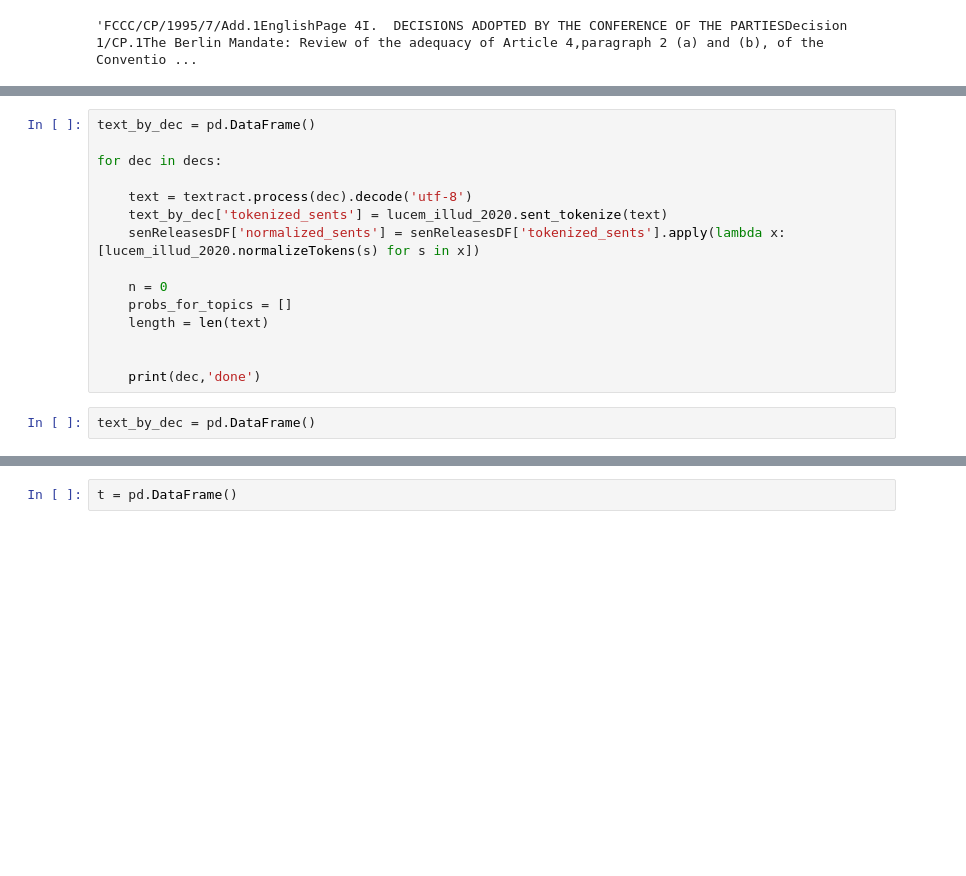
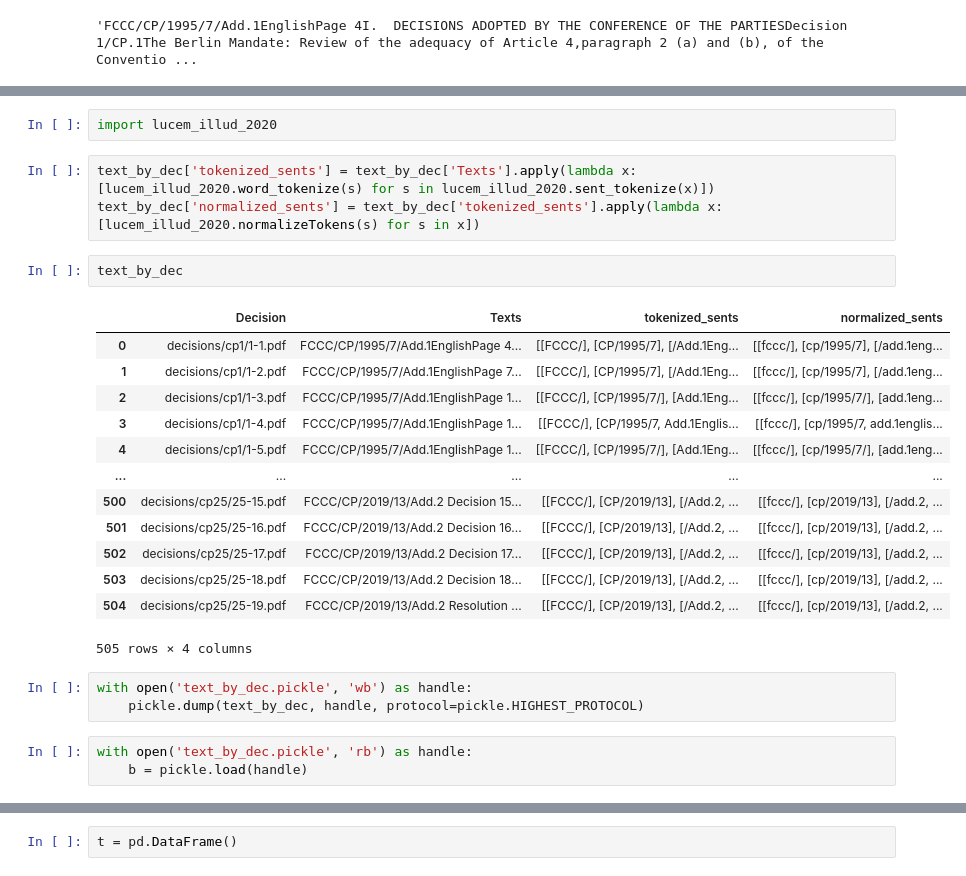
Before and after one commit to chiayunc/Homework-Notebooks, a Jupyter notebook: week-5/getting_data.ipynb, the cells around one changed output, grey strips where cells are left out. Saved outputs shown, nothing was run; the diff lists cells and outputs as text; blank space fills up the shorter version.

Commit message:
data preprocessing done

```diff
--- a/week-5/getting_data.ipynb
+++ b/week-5/getting_data.ipynb
@@ -96,17 +112,27 @@ with open('filename.pickle', 'rb') as handle:
+# %%
+import lucem_illud_2020
 # %%
-text_by_dec = pd.DataFrame()
-
-for dec in decs:
-
-    text = textract.process(dec).decode('utf-8')
-    text_by_dec['tokenized_sents'] = lucem_illud_2020.sent_tokenize(text)
-    senReleasesDF['normalized_sents'] = senReleasesDF['tokenized_sents'].apply(lambda x: [lucem_illud_2020.normalizeTokens(s) for s in x])
-
-    n = 0
-    probs_for_topics = []
-    length = len(text)
-
-
-    print(dec,'done')
+text_by_dec['tokenized_sents'] = text_by_dec['Texts'].apply(lambda x: [lucem_illud_2020.word_tokenize(s) for s in lucem_illud_2020.sent_tokenize(x)])
+text_by_dec['normalized_sents'] = text_by_dec['tokenized_sents'].apply(lambda x: [lucem_illud_2020.normalizeTokens(s) for s in x])
 # %%
-text_by_dec = pd.DataFrame()
+text_by_dec
+# %% [output]
+|  | Decision | Texts | tokenized_sents | normalized_sents |
+| 0 | decisions/cp1/1-1.pdf | FCCC/CP/1995/7/Add.1EnglishPage 4... | [[FCCC/], [CP/1995/7], [/Add.1Eng... | [[fccc/], [cp/1995/7], [/add.1eng... |
+| 1 | decisions/cp1/1-2.pdf | FCCC/CP/1995/7/Add.1EnglishPage 7... | [[FCCC/], [CP/1995/7], [/Add.1Eng... | [[fccc/], [cp/1995/7], [/add.1eng... |
+| 2 | decisions/cp1/1-3.pdf | FCCC/CP/1995/7/Add.1EnglishPage 1... | [[FCCC/], [CP/1995/7/], [Add.1Eng... | [[fccc/], [cp/1995/7/], [add.1eng... |
+| 3 | decisions/cp1/1-4.pdf | FCCC/CP/1995/7/Add.1EnglishPage 1... | [[FCCC/], [CP/1995/7, Add.1Englis... | [[fccc/], [cp/1995/7, add.1englis... |
+| 4 | decisions/cp1/1-5.pdf | FCCC/CP/1995/7/Add.1EnglishPage 1... | [[FCCC/], [CP/1995/7/], [Add.1Eng... | [[fccc/], [cp/1995/7/], [add.1eng... |
+| ... | ... | ... | ... | ... |
+| 500 | decisions/cp25/25-15.pdf | FCCC/CP/2019/13/Add.2 Decision 15... | [[FCCC/], [CP/2019/13], [/Add.2, ... | [[fccc/], [cp/2019/13], [/add.2, ... |
+| 501 | decisions/cp25/25-16.pdf | FCCC/CP/2019/13/Add.2 Decision 16... | [[FCCC/], [CP/2019/13], [/Add.2, ... | [[fccc/], [cp/2019/13], [/add.2, ... |
+| 502 | decisions/cp25/25-17.pdf | FCCC/CP/2019/13/Add.2 Decision 17... | [[FCCC/], [CP/2019/13], [/Add.2, ... | [[fccc/], [cp/2019/13], [/add.2, ... |
+| 503 | decisions/cp25/25-18.pdf | FCCC/CP/2019/13/Add.2 Decision 18... | [[FCCC/], [CP/2019/13], [/Add.2, ... | [[fccc/], [cp/2019/13], [/add.2, ... |
+| 504 | decisions/cp25/25-19.pdf | FCCC/CP/2019/13/Add.2 Resolution ... | [[FCCC/], [CP/2019/13], [/Add.2, ... | [[fccc/], [cp/2019/13], [/add.2, ... |
+505 rows × 4 columns
+# %%
+with open('text_by_dec.pickle', 'wb') as handle:
+    pickle.dump(text_by_dec, handle, protocol=pickle.HIGHEST_PROTOCOL)
+# %%
+with open('text_by_dec.pickle', 'rb') as handle:
+    b = pickle.load(handle)
```
Also changed, not shown: parts of 3 cells of this notebook, 2 other files.
